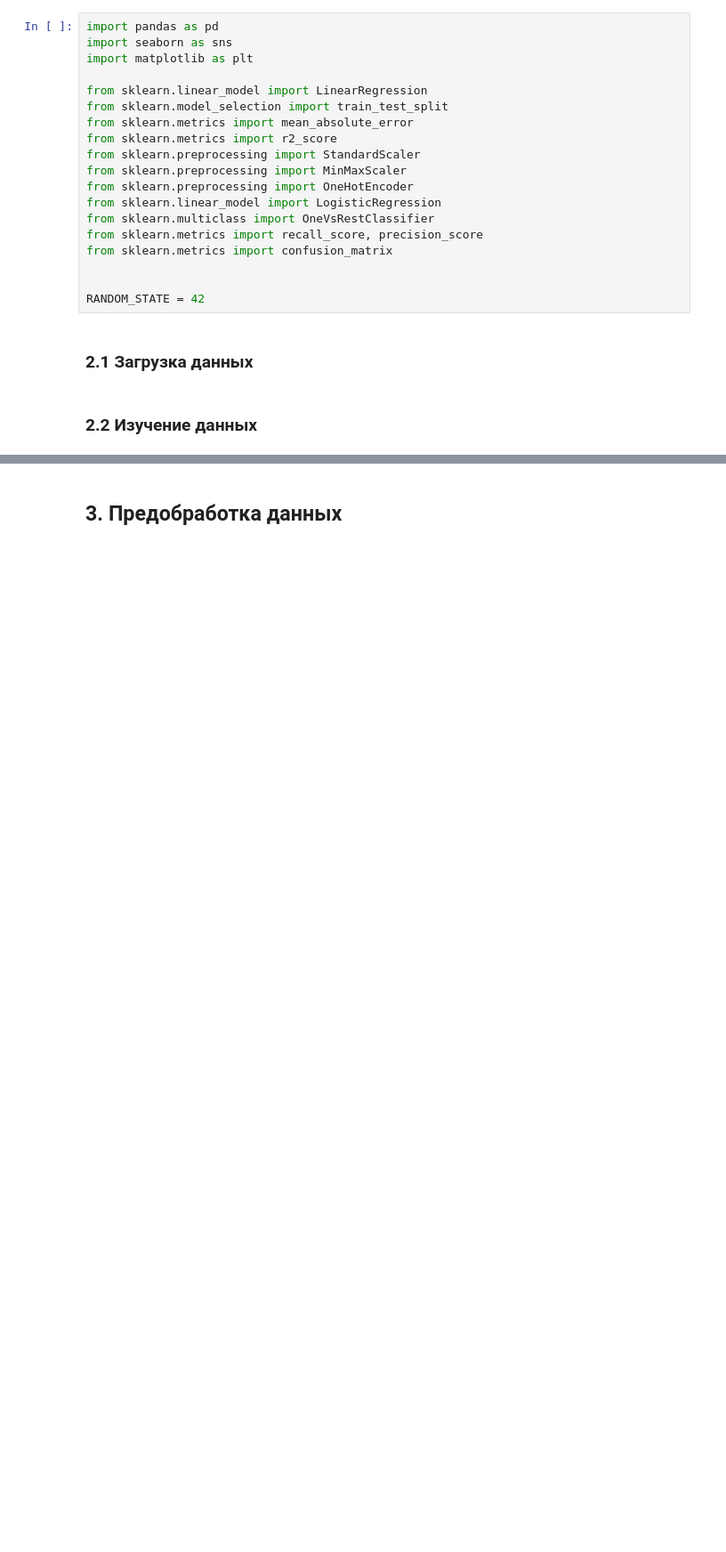
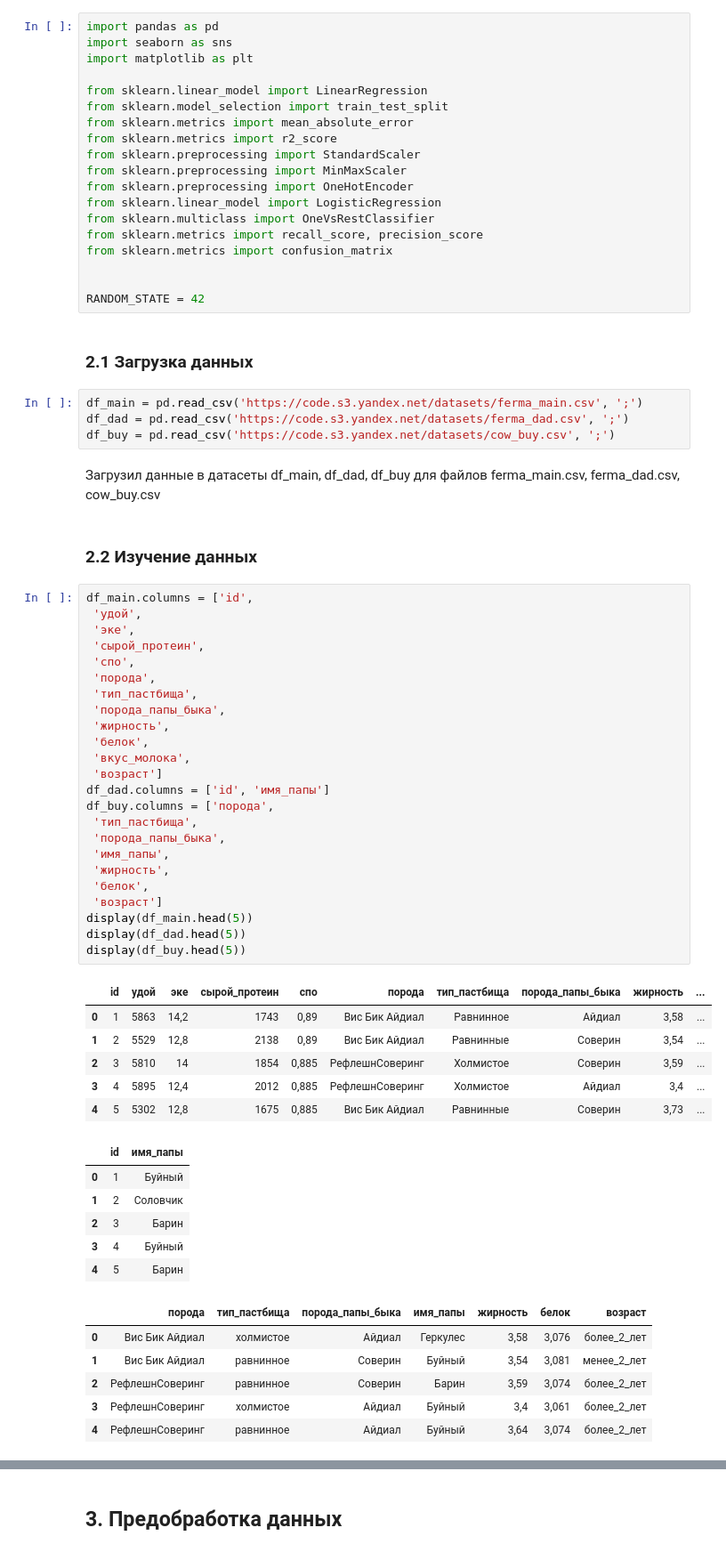
Before and after one commit to theotheo46/ds, a Jupyter notebook: linmodels.ipynb, the cells around one changed output, grey strips where cells are left out. Shown at 89% size. Drawn from its saved outputs; the diff is of its cells as text; blank space fills up the shorter version.

```diff
--- a/linmodels.ipynb
+++ b/linmodels.ipynb
@@ -39,5 +39,54 @@ from sklearn.metrics import confusion_matrix
 RANDOM_STATE = 42
 # %% [markdown]
 ### 2.1 Загрузка данных
+# %%
+df_main = pd.read_csv('https://code.s3.yandex.net/datasets/ferma_main.csv', ';')
+df_dad = pd.read_csv('https://code.s3.yandex.net/datasets/ferma_dad.csv', ';')
+df_buy = pd.read_csv('https://code.s3.yandex.net/datasets/cow_buy.csv', ';')
+# %% [markdown]
+Загрузил данные в датасеты df_main, df_dad, df_buy для файлов ferma_main.csv, ferma_dad.csv, cow_buy.csv
 # %% [markdown]
 ### 2.2 Изучение данных
+# %%
+df_main.columns = ['id',
+ 'удой',
+ 'эке',
+ 'сырой_протеин',
+ 'спо',
+ 'порода',
+ 'тип_пастбища',
+ 'порода_папы_быка',
+ 'жирность',
+ 'белок',
+ 'вкус_молока',
+ 'возраст']
+df_dad.columns = ['id', 'имя_папы']
+df_buy.columns = ['порода',
+ 'тип_пастбища',
+ 'порода_папы_быка',
+ 'имя_папы',
+ 'жирность',
+ 'белок',
+ 'возраст']
+display(df_main.head(5))
+display(df_dad.head(5))
+display(df_buy.head(5))
+# %% [output]
+|  | id | удой | эке | сырой_протеин | спо | порода | тип_пастбища | порода_папы_быка | жирность | ... |
+| 0 | 1 | 5863 | 14,2 | 1743 | 0,89 | Вис Бик Айдиал | Равнинное | Айдиал | 3,58 | ... |
+| 1 | 2 | 5529 | 12,8 | 2138 | 0,89 | Вис Бик Айдиал | Равнинные | Соверин | 3,54 | ... |
+| 2 | 3 | 5810 | 14 | 1854 | 0,885 | РефлешнСоверинг | Холмистое | Соверин | 3,59 | ... |
+| 3 | 4 | 5895 | 12,4 | 2012 | 0,885 | РефлешнСоверинг | Холмистое | Айдиал | 3,4 | ... |
+| 4 | 5 | 5302 | 12,8 | 1675 | 0,885 | Вис Бик Айдиал | Равнинные | Соверин | 3,73 | ... |
+|  | id | имя_папы |
+| 0 | 1 | Буйный |
+| 1 | 2 | Соловчик |
+| 2 | 3 | Барин |
+| 3 | 4 | Буйный |
+| 4 | 5 | Барин |
+|  | порода | тип_пастбища | порода_папы_быка | имя_папы | жирность | белок | возраст |
+| 0 | Вис Бик Айдиал | холмистое | Айдиал | Геркулес | 3,58 | 3,076 | более_2_лет |
+| 1 | Вис Бик Айдиал | равнинное | Соверин | Буйный | 3,54 | 3,081 | менее_2_лет |
+| 2 | РефлешнСоверинг | равнинное | Соверин | Барин | 3,59 | 3,074 | более_2_лет |
+| 3 | РефлешнСоверинг | холмистое | Айдиал | Буйный | 3,4 | 3,061 | более_2_лет |
+| 4 | РефлешнСоверинг | равнинное | Айдиал | Буйный | 3,64 | 3,074 | более_2_лет |
```
Also changed, not shown: parts of 5 cells of this notebook.
